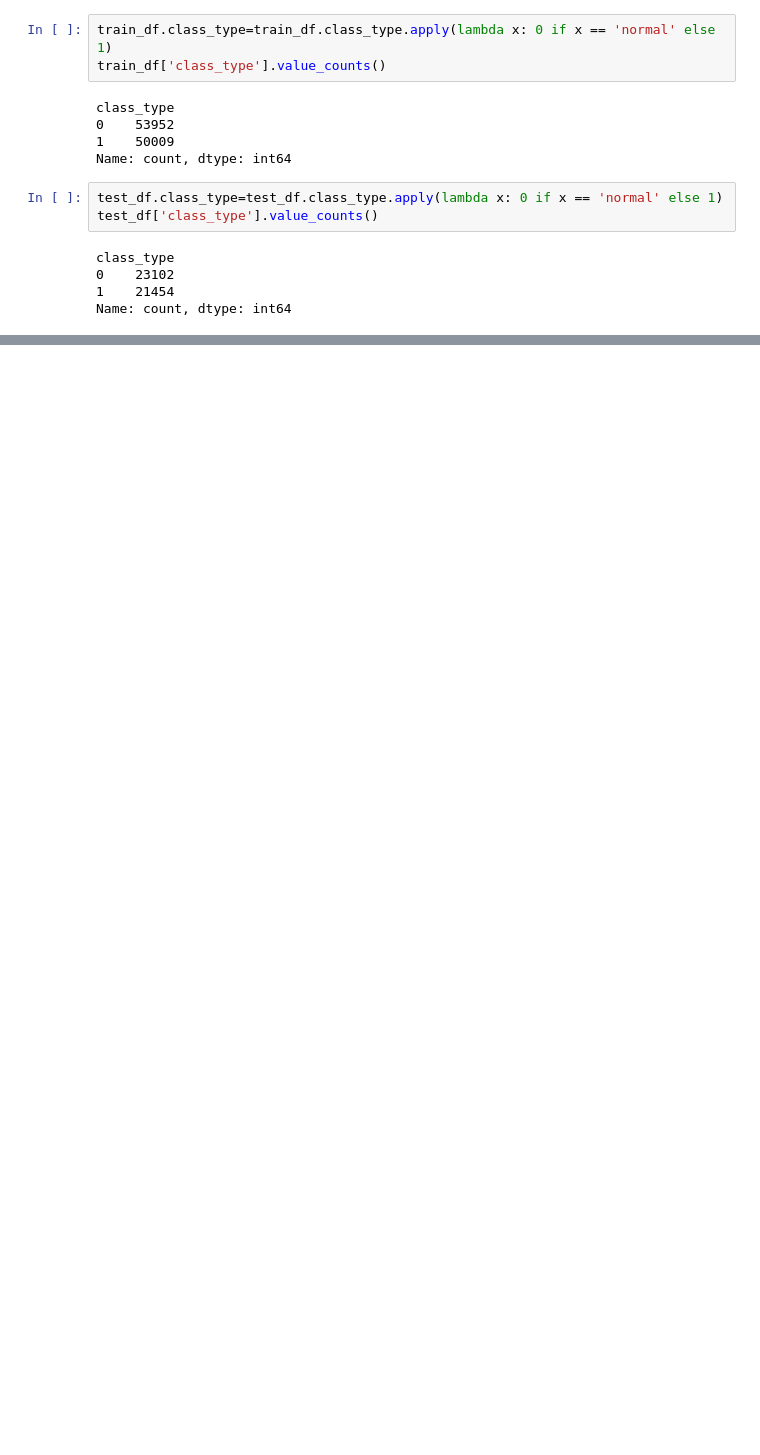
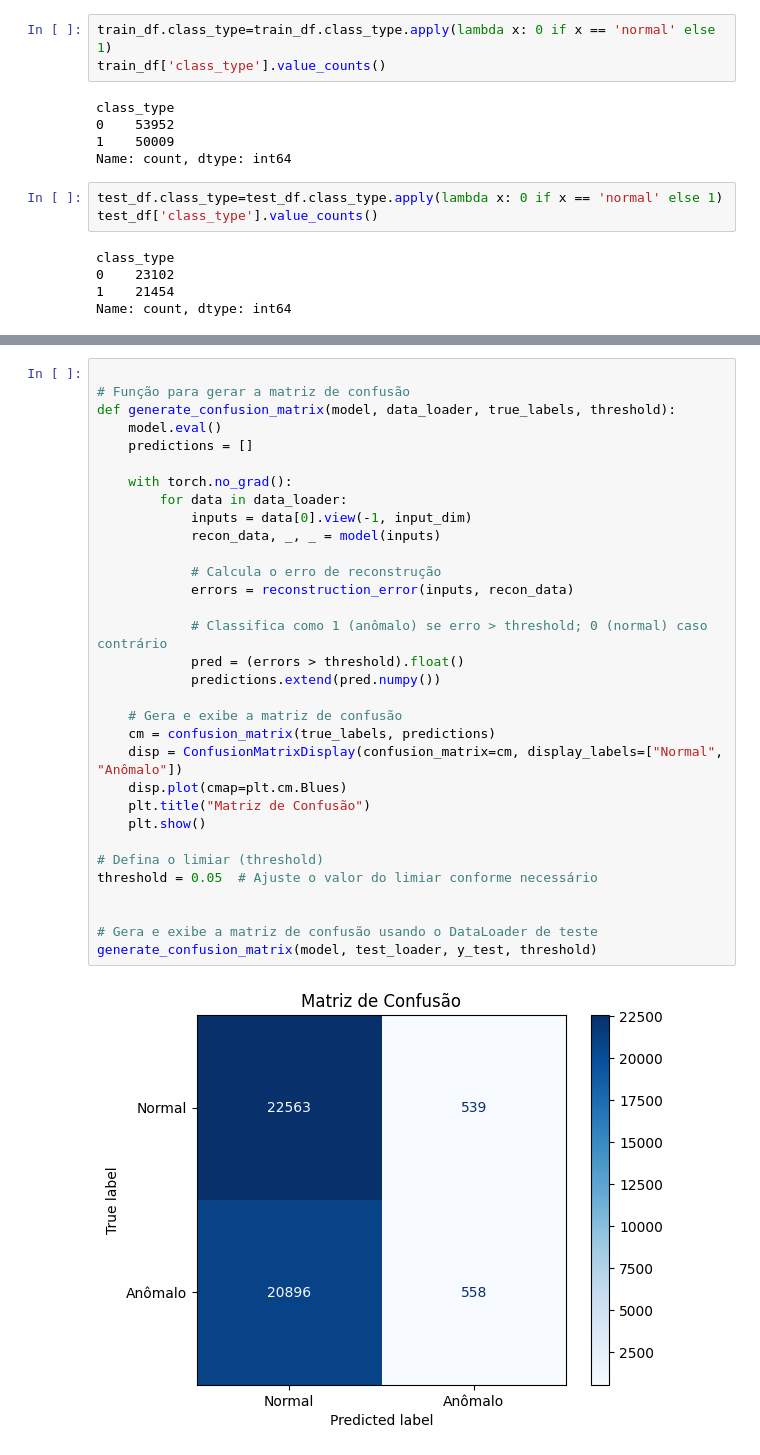
Before and after one commit to heloisebastos/NSL-KDD-Deteccao-Anomalias-Redes-Computadores, a Jupyter notebook: main.ipynb, the cells around one changed output, grey strips where cells are left out. Saved outputs shown, nothing was run; the diff lists cells and outputs as text; blank space fills up the shorter version.

```diff
--- a/main.ipynb
+++ b/main.ipynb
@@ -368,0 +516,34 @@ normal_data está vazio. Verifique a condição de filtragem.
+# %%
+
+# Função para gerar a matriz de confusão
+def generate_confusion_matrix(model, data_loader, true_labels, threshold):
+    model.eval()
+    predictions = []
+
+    with torch.no_grad():
+        for data in data_loader:
+            inputs = data[0].view(-1, input_dim)
+            recon_data, _, _ = model(inputs)
+
+            # Calcula o erro de reconstrução
+            errors = reconstruction_error(inputs, recon_data)
+
+            # Classifica como 1 (anômalo) se erro > threshold; 0 (normal) caso contrário
+            pred = (errors > threshold).float()
+            predictions.extend(pred.numpy())
+
+    # Gera e exibe a matriz de confusão
+    cm = confusion_matrix(true_labels, predictions)
+    disp = ConfusionMatrixDisplay(confusion_matrix=cm, display_labels=["Normal", "Anômalo"])
+    disp.plot(cmap=plt.cm.Blues)
+    plt.title("Matriz de Confusão")
+    plt.show()
+
+# Defina o limiar (threshold)
+threshold = 0.05  # Ajuste o valor do limiar conforme necessário
+
+
+# Gera e exibe a matriz de confusão usando o DataLoader de teste
+generate_confusion_matrix(model, test_loader, y_test, threshold)
+# %% [output]
+[figure, added]
```
Also changed, not shown: parts of 16 cells of this notebook.
